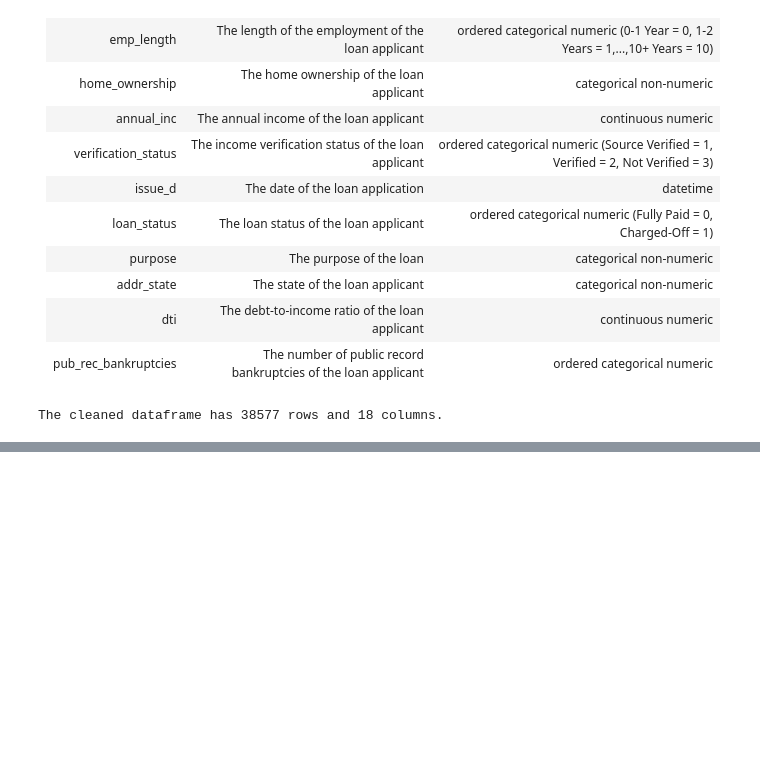
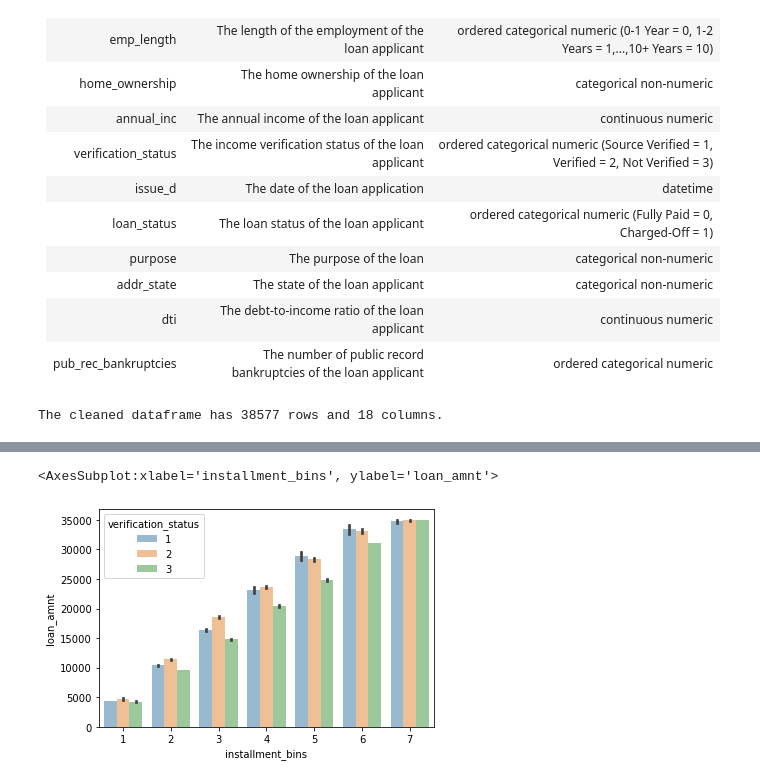
Before and after one commit to vulchinithin/LendingClubCaseStudy, a Jupyter notebook: data_cleaning_final.ipynb, the cells around one changed output, grey strips where cells are left out. Drawn from its saved outputs; the diff is of its cells as text; code cells hidden in the pictures; blank space fills up the shorter version.

```diff
--- a/data_cleaning_final.ipynb
+++ b/data_cleaning_final.ipynb
@@ -922,0 +955,5 @@ plt.show()
+# %%
+# create a new column 'installment_bins'
+
+df['installment_bins'] = pd.cut(df['installment'], bins = np.linspace(0, 1400, 8), labels = np.arange(1,8))   # bin the 'installment' column to create a new column 'installment_bins'
+df['installment_bins'].value_counts()
@@ -922,0 +969,5 @@ plt.show()
+# %%
+sns.barplot(df['installment_bins'], df['loan_amnt'], hue=df['verification_status'], alpha=0.5)
+# %% [output]
+<AxesSubplot:xlabel='installment_bins', ylabel='loan_amnt'>
+[figure, added]
```
Also changed, not shown: parts of 43 cells of this notebook.
